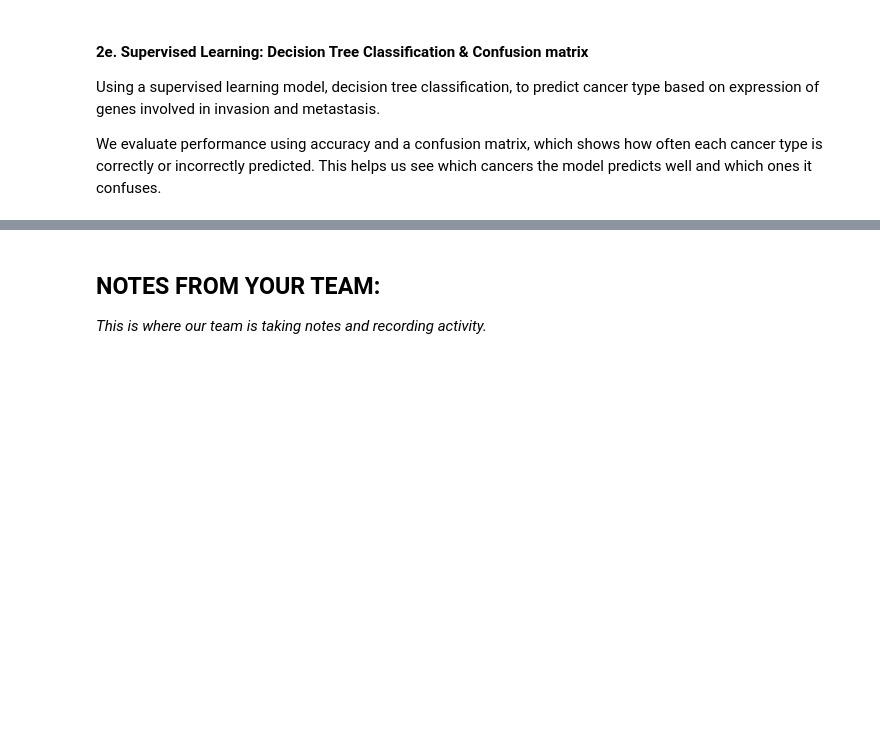
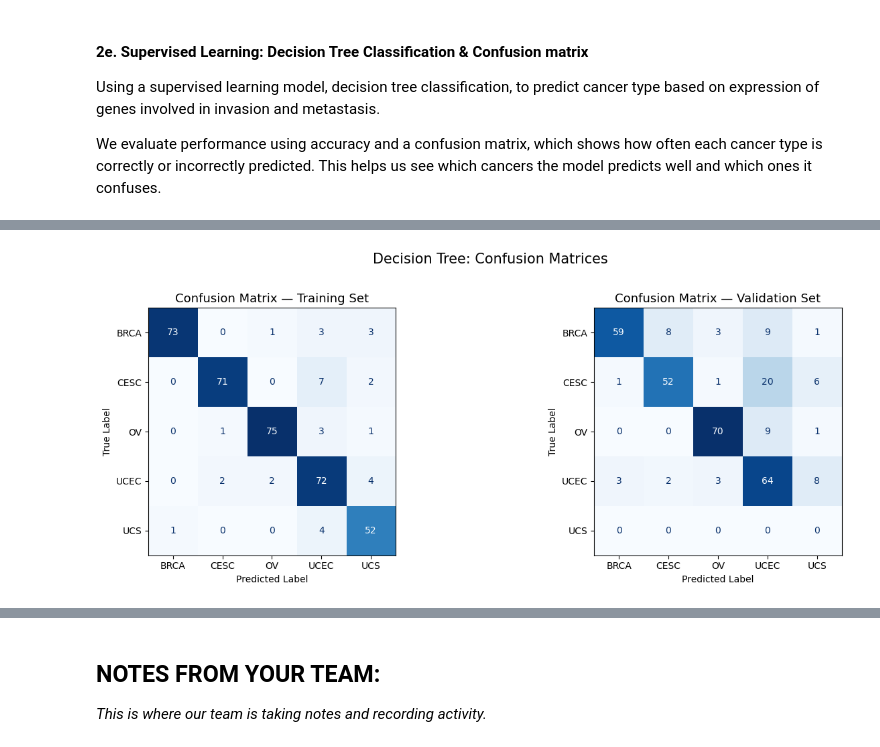
Before and after one commit to amelialuongo/Module-4-Cancer, a Jupyter notebook: code/Module 4 Template.ipynb, the cells around one changed output, grey strips where cells are left out. Cells and saved outputs as stored; diff of their text form; code cells hidden in the pictures; blank space fills up the shorter version.

Commit message:
amelia regularizations code update and finished writing
wrote the conclusions, limitations/future work, and validation

```diff
--- a/code/Module 4 Template.ipynb
+++ b/code/Module 4 Template.ipynb
@@ -377,0 +260,95 @@ weighted avg       0.73      0.70      0.71        76
+# %%
+
+# DECISION TREE CLASSIFICATION
+
+
+from sklearn.tree import DecisionTreeClassifier
+from sklearn.preprocessing import StandardScaler
+from sklearn.metrics import (
+    confusion_matrix, classification_report,
+    accuracy_score, ConfusionMatrixDisplay
+)
+import numpy as np
+import pandas as pd
+import matplotlib.pyplot as plt
+
+# 1. Load the true validation set
+val_data = pd.read_csv('/Users/amelialuongo/Desktop/comp bme/Module-4-Cancer/data/VALIDATION_SET_GSE62944_subsample_log2TPM.csv', index_col=0, header=0)
+val_metadata = pd.read_csv('/Users/amelialuongo/Desktop/comp bme/Module-4-Cancer/data/VALIDATION_SET_GSE62944_metadata.csv', index_col=0, header=0)
+
+#2. Subset validation set to same cancer types & genes
+val_cancer_samples = val_metadata[val_metadata['cancer_type'].isin(cancer_type)].index
+val_cancer_data = val_data[val_cancer_samples]
+val_gene_data = val_cancer_data.loc[gene_list]   # same metastasis genes as training
+
+# 3. Prepare training features and labels
+scaler = StandardScaler()
+X_train = scaler.fit_transform(cancer_gene_data.T)   # fit ONLY on training data
+X_val   = scaler.transform(val_gene_data.T)          # transform only, no refit
+
+y_train = metadata_df.loc[cancer_gene_data.T.index, 'cancer_type'].values
+y_val   = val_metadata.loc[val_gene_data.T.index, 'cancer_type'].values
+
+print(f"Training samples  : {X_train.shape[0]}")
+print(f"Validation samples: {X_val.shape[0]}")
+print(f"Features (genes)  : {X_train.shape[1]}")
+
+# 4. Fit Decision Tree on full training set
+dt = DecisionTreeClassifier(
+    max_depth=5,
+    min_samples_leaf=5,
+    class_weight='balanced',
+    random_state=42
+)
+dt.fit(X_train, y_train)
+
+# 5. Predictions
+y_train_pred = dt.predict(X_train)
+y_val_pred   = dt.predict(X_val)
+
+# 6. Error rates
+train_error = 1 - accuracy_score(y_train, y_train_pred)
+val_error   = 1 - accuracy_score(y_val,   y_val_pred)
+
+print(f"\nIn-sample  error  (training)  : {train_error:.4f}  ({train_error*100:.2f}%)")
+print(f"Out-of-sample error (validation): {val_error:.4f}  ({val_error*100:.2f}%)")
+print(f"\nIn-sample  accuracy : {1-train_error:.4f}")
+print(f"Out-of-sample accuracy: {1-val_error:.4f}")
+
+# 7. Confusion Matrices
+class_order = sorted(np.unique(y_train))
+
+fig, axes = plt.subplots(1, 2, figsize=(14, 5))
+
+for ax, (preds, true, title) in zip(
+    axes,
+    [(y_train_pred, y_train, "Training Set"),
+     (y_val_pred,   y_val,   "Validation Set")]
+):
+    cm = confusion_matrix(true, preds, labels=class_order)
+    disp = ConfusionMatrixDisplay(confusion_matrix=cm, display_labels=class_order)
+    disp.plot(ax=ax, colorbar=False, cmap='Blues')
+    ax.set_title(f"Confusion Matrix — {title}", fontsize=13)
+    ax.set_xlabel("Predicted Label")
+    ax.set_ylabel("True Label")
+
+plt.suptitle("Decision Tree: Confusion Matrices", fontsize=15, y=1.02)
+plt.tight_layout()
+plt.show()
+
+# 8. Classification Report
+print("\nClassification Report — Validation Set")
+print("=" * 55)
+print(classification_report(y_val, y_val_pred, target_names=class_order))
+
+#  9. Feature Importance (top 20 genes)
+importances = pd.Series(dt.feature_importances_, index=gene_list)
+top20 = importances.nlargest(20)
+
+fig, ax = plt.subplots(figsize=(9, 6))
+top20.sort_values().plot(kind='barh', ax=ax, color='steelblue')
+ax.set_title("Top 20 Gene Feature Importances (Decision Tree)")
+ax.set_xlabel("Gini Importance")
+plt.tight_layout()
+plt.show()
+# %% [output]
@@ -377,0 +364 @@ weighted avg       0.73      0.70      0.71        76
+[figure, added]
```
Also changed, not shown: parts of 12 cells of this notebook, 1 other file.
